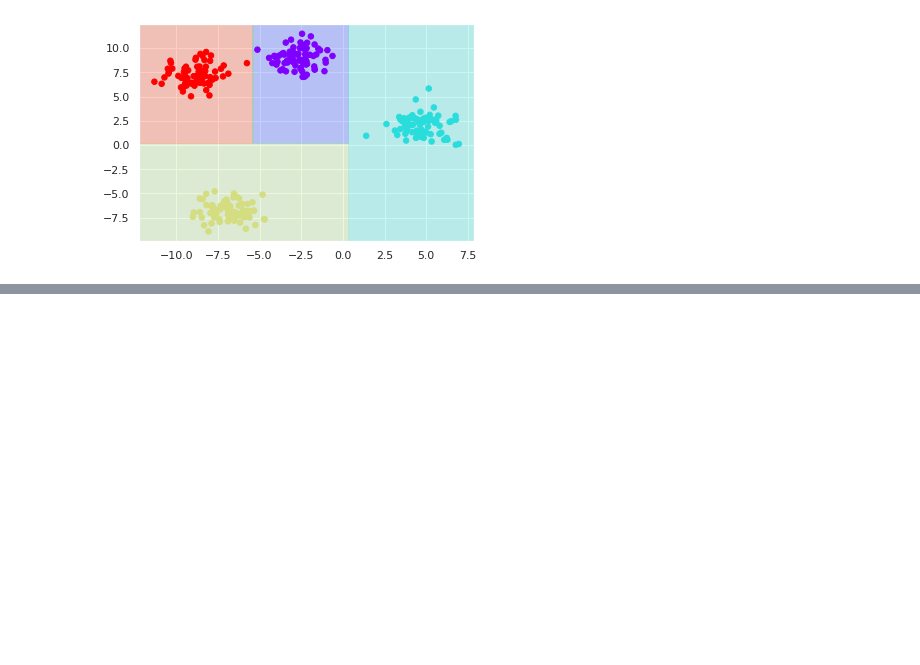
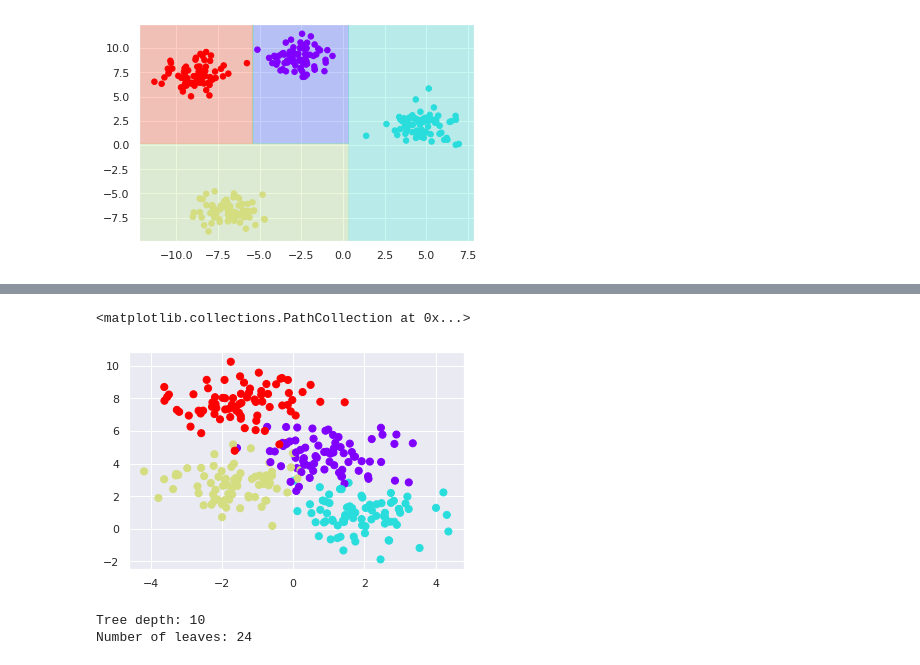
Before and after one commit to miguelgfierro/ai_projects, a Jupyter notebook: Grandient_Boosting_Decision_Trees/GBDT.ipynb, the cells around one changed output, grey strips where cells are left out. Cells and saved outputs as stored; diff of their text form; code cells hidden in the pictures; blank space fills up the shorter version.

```diff
--- a/Grandient_Boosting_Decision_Trees/GBDT.ipynb
+++ b/Grandient_Boosting_Decision_Trees/GBDT.ipynb
@@ -86,0 +86,6 @@ visualize_tree(model, class_names=class_names)
+# %%
+X, y = make_blobs(n_samples=300, centers=4, random_state=0, cluster_std=1.0)
+plt.scatter(X[:, 0], X[:, 1], c=y, s=50, cmap='rainbow')
+# %% [output]
+<matplotlib.collections.PathCollection at 0x...>
+[figure, added]
@@ -86,0 +94,7 @@ visualize_tree(model, class_names=class_names)
+# %%
+model = model.fit(X, y)
+print(f"Tree depth: {model.get_depth()}")
+print(f"Number of leaves: {model.get_n_leaves()}")
+# %% [output]
+Tree depth: 10
+Number of leaves: 24
```
Also changed, not shown: parts of 7 cells of this notebook.
